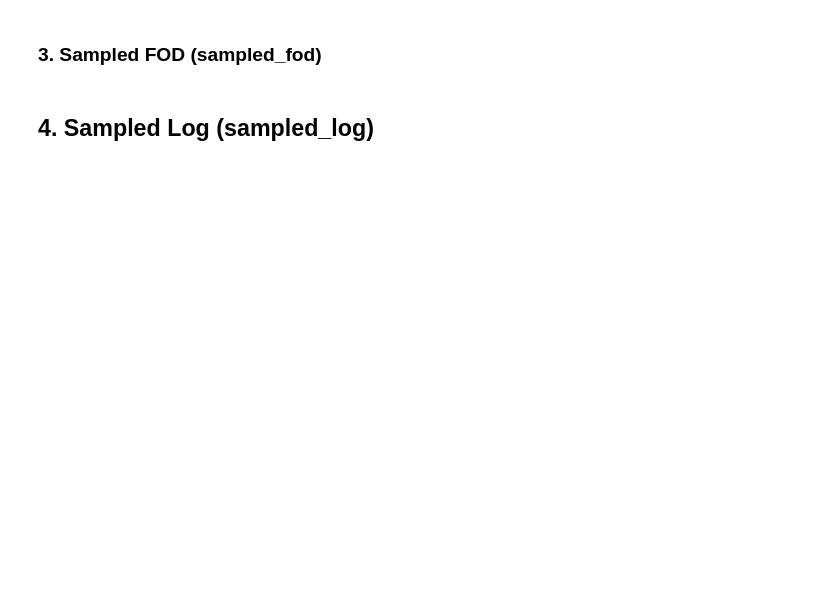
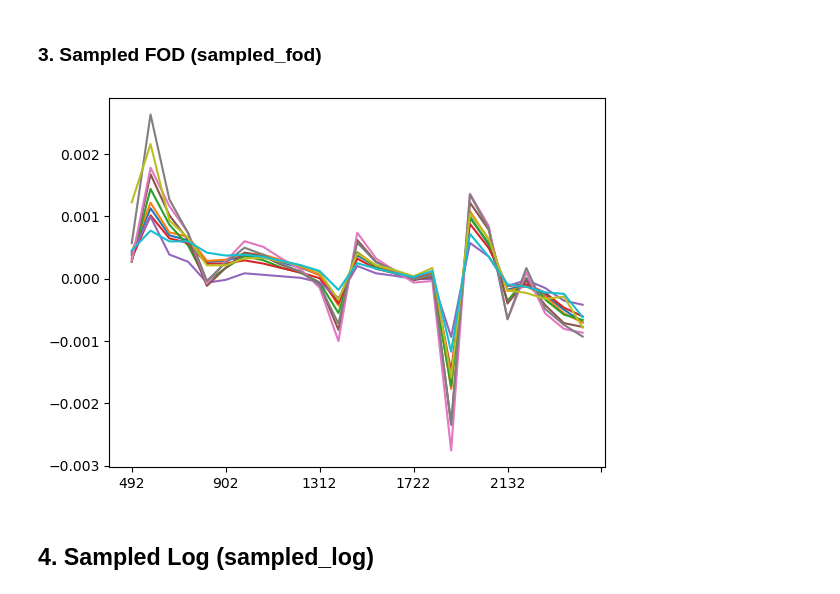
Before and after one commit to SwetaSingh87/SharedPython, a Jupyter notebook: Legacy/LegacyIsrael.ipynb, the cells around one changed output. Saved outputs shown, nothing was run; the diff lists cells and outputs as text; code cells hidden in the pictures; blank space fills up the shorter version.

```diff
--- a/Legacy/LegacyIsrael.ipynb
+++ b/Legacy/LegacyIsrael.ipynb
@@ -303,8 +293,10 @@ sampled_fod = {}
 for n in nbands_sampling:
     sampled_fod[n] = resample_spectra (fod_spec, n)
 # %%
-# for i in range (0,10,1):
-#     sampled_fod[200].iloc[i,:].plot()
+for i in range (0,10,1):
+    sampled_fod[25].iloc[i,:].plot()
+# %% [output]
+[figure, added]
 # %% [markdown]
 ## 4. Sampled Log (sampled_log)
 # %%
```
Also changed, not shown: parts of 37 cells of this notebook, 6 other files.
